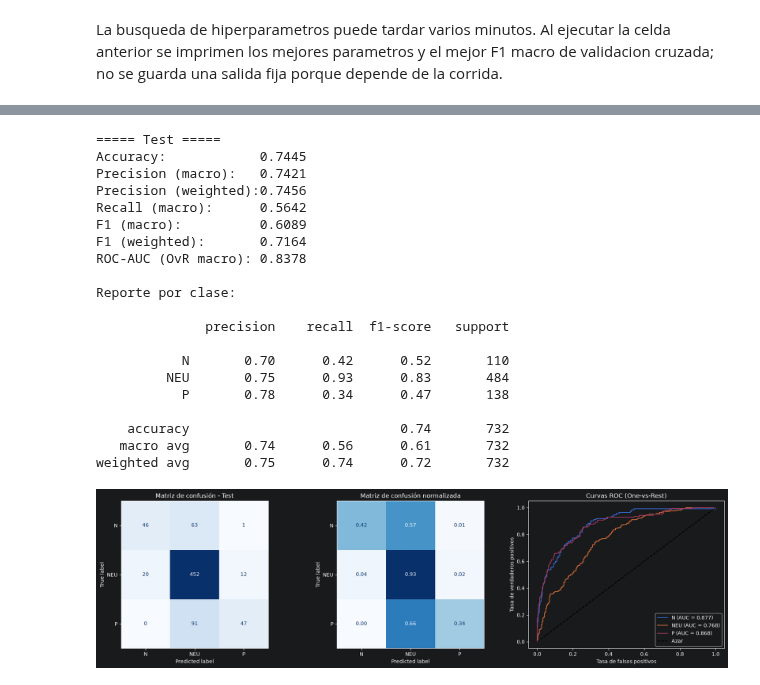
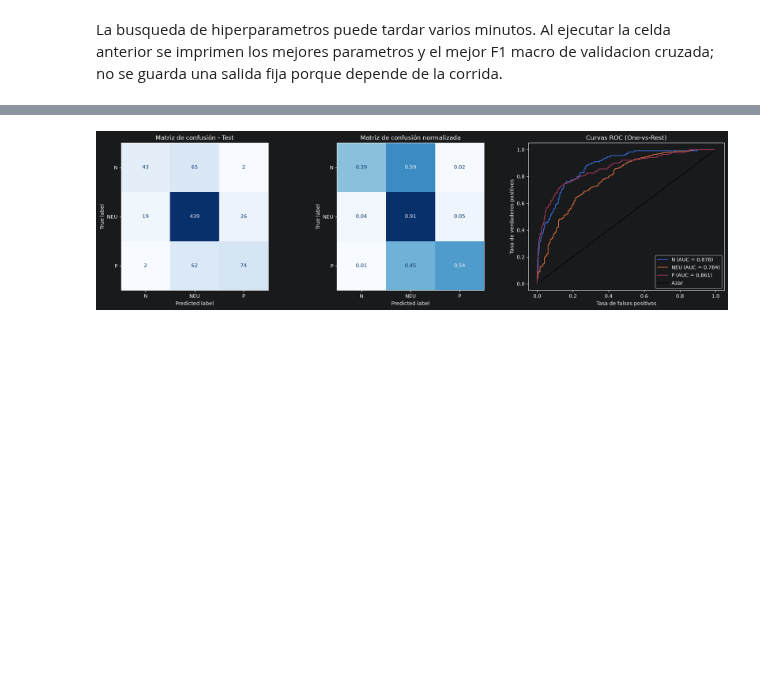
Before and after one commit to LucasFis/Tp_tweets, a Jupyter notebook: Tp_tweets.ipynb, the cells around one changed output, grey strips where cells are left out. Drawn from its saved outputs; the diff is of its cells as text; code cells hidden in the pictures; blank space fills up the shorter version.

```diff
--- a/Tp_tweets.ipynb
+++ b/Tp_tweets.ipynb
@@ -307,6 +302,8 @@ def emoji_features(text):
 df[["emoji_score", "emoji_pos", "emoji_neg"]] = df["text"].apply(
     lambda t: pd.Series(emoji_features(t))
 )
+
+df = df.drop(columns=["emoji_score", "emoji_count", "tweet_interactions", "mention_count", "user_followers_count", "user_default_profile", "user_verified"])
 # %%
 
 X = df.drop(columns=["polarity"])
@@ -334,14 +331,19 @@ print(len(X_train)/len(df))
 # %%
 # Las features numericas se escalan dentro del Pipeline (ver preprocessor).
 # Asi se evita el doble escalado y que el scaler vea datos de test.
-number_columns = [
-    "favorite_count", "retweet_count",
-    "user_followers_count", "user_friends_count",
-    "user_favourites_count", "user_statuses_count",
-    "tweet_interactions",
-    "hashtag_count", "mention_count",
-    "length", "url_count", "punctuation_count", "emoji_count",
-    "emoji_score", "emoji_pos", "emoji_neg"
+#number_columns = [
+#    "favorite_count", "retweet_count",
+#    "user_followers_count", "user_friends_count",
+#    "user_favourites_count", "user_statuses_count",
+#    "tweet_interactions",
+#    "hashtag_count", "mention_count",
+#    "length", "url_count", "punctuation_count", "emoji_count",
+#    "emoji_score", "emoji_pos", "emoji_neg"
+#]
+
+number_columns = ["user_statuses_count", "length",
+    "emoji_pos", "user_friends_count", "user_favourites_count", "emoji_neg",
+    "favorite_count", "retweet_count", "hashtag_count", "url_count"
 ]
 
 #y_train = pd.get_dummies(y_train, columns=["polarity"], dtype=int)
@@ -696,8 +694,8 @@ def curva_complejidad(unidades=(4, 8, 16, 32, 64, 128, 256, 512),
 # %%
 def evaluar(pipe, nombre="Test"):
     clases = list(pipe.classes_)   # orden real del clasificador
-    y_pred = pipe.predict(X_test)
-    y_proba = pipe.predict_proba(X_test)               # columnas en el orden de `clases`
+    y_pred = pipe.predict(X_test_prepro)
+    y_proba = pipe.predict_proba(X_test_prepro)               # columnas en el orden de `clases`
 
     # ---------- Métricas ----------
     print(f"===== {nombre} =====")
@@ -740,23 +738,22 @@ def evaluar(pipe, nombre="Test"):
 # %%
 clf = KerasClassifier(
     model=build_model,
-    epochs=2,
+    epochs=5,
     batch_size=32,
     dropout=0.3,
-    learning_rate=1e-3,
-    units=128,
-    n_layers=2,
+    learning_rate=1e-2,
+    units=256,
+    n_layers=1,
     verbose=0,
     activation="relu",
     device="gpu"
 )
 
 pl_nn = Pipeline([
-    ("preprocessor", preprocessor),
     ("classifier", clf),
 ])
 
-pl_nn.fit(X_train_raw, y_train_raw)
+pl_nn.fit(X_trval_prepro, y_trval)
 
 evaluar(pl_nn,"Test")
 # %% [output]
@@ -780,22 +780,2 @@ evaluar(pl_nn,"Test")
-===== Test =====
-Accuracy:            0.7445
-Precision (macro):   0.7421
-Precision (weighted):0.7456
-Recall (macro):      0.5642
-F1 (macro):          0.6089
-F1 (weighted):       0.7164
-ROC-AUC (OvR macro): 0.8378
-
-Reporte por clase:
-
-              precision    recall  f1-score   support
-
-           N       0.70      0.42      0.52       110
-         NEU       0.75      0.93      0.83       484
-           P       0.78      0.34      0.47       138
-
-    accuracy                           0.74       732
-   macro avg       0.74      0.56      0.61       732
-weighted avg       0.75      0.74      0.72       732
-[figure, old version]
+[figure, new version]
 # %%
```
Also changed, not shown: parts of 14 cells of this notebook.
